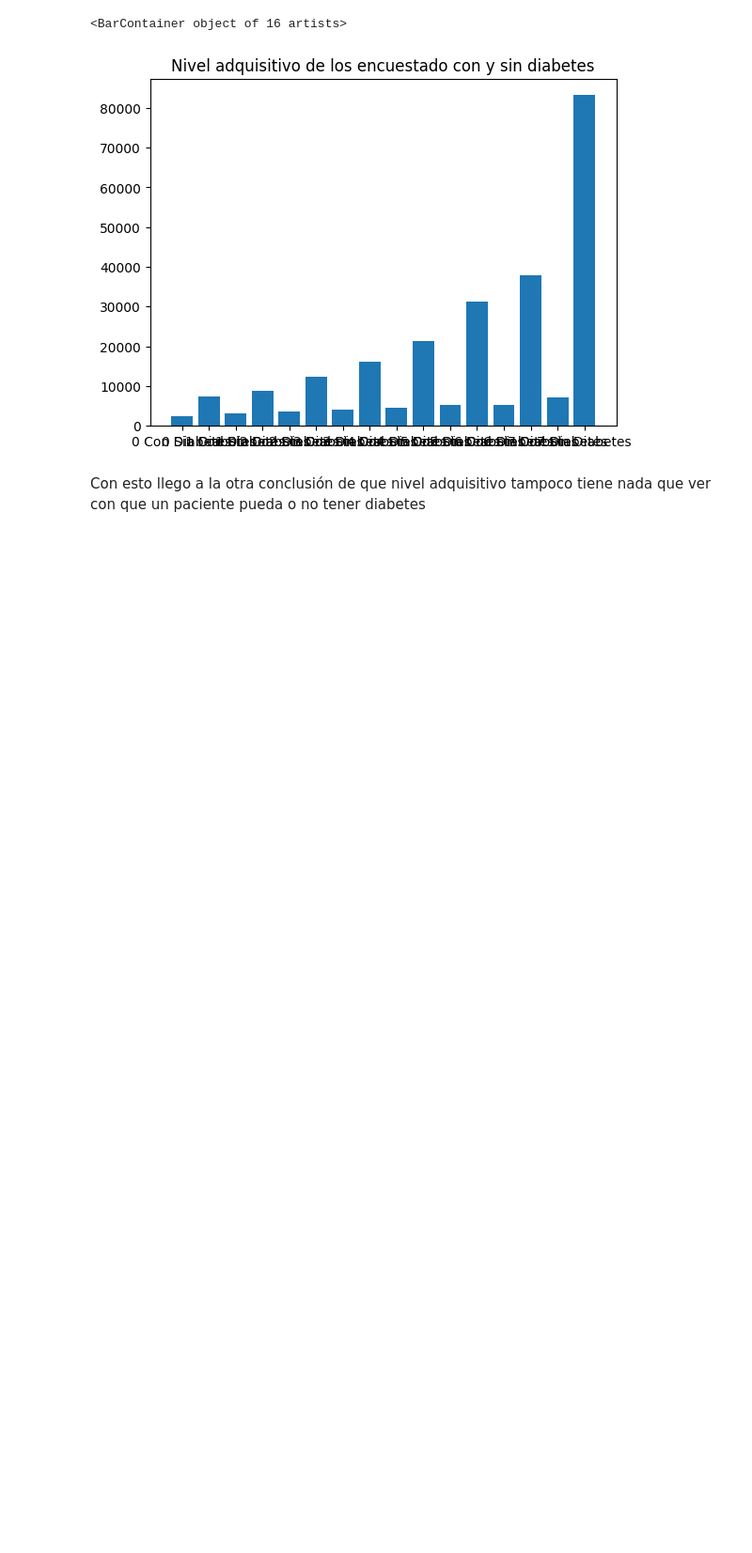
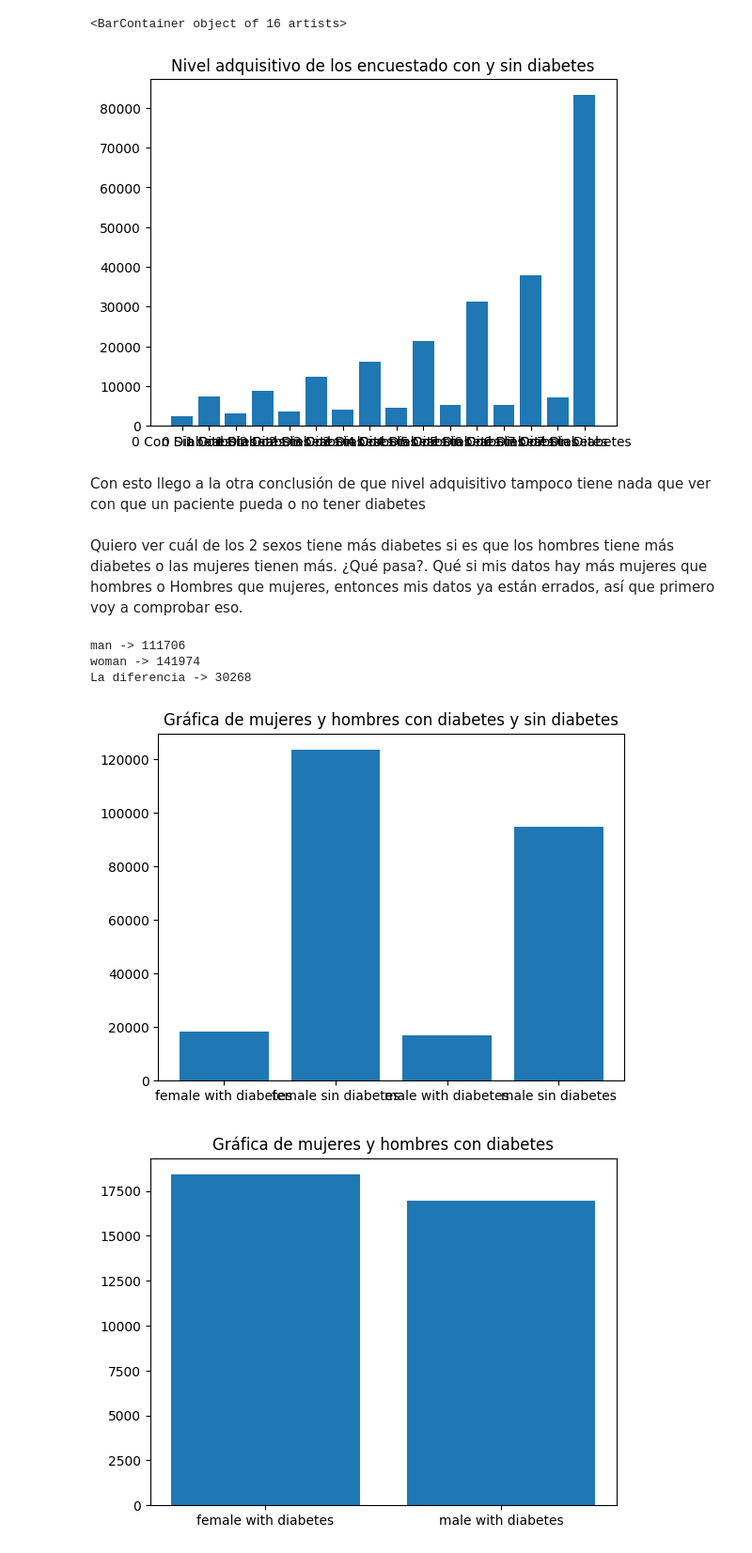
Before and after one commit to l1nk26/Proyecto-Samsung-Innovation-Campus, a Jupyter notebook: andres.ipynb, the cells around one changed output. Shown at 94% size. Cells and saved outputs as stored; diff of their text form; code cells hidden in the pictures; blank space fills up the shorter version.

```diff
--- a/andres.ipynb
+++ b/andres.ipynb
@@ -134,3 +134,36 @@ plt.bar(names_inco_diabetes, inco_diabetes)
 [figure]
 # %% [markdown]
 Con esto llego a la otra conclusión de que nivel adquisitivo tampoco tiene nada que ver con que un paciente pueda o no tener diabetes
+# %% [markdown]
+Quiero ver cuál de los 2 sexos tiene más diabetes si es que los hombres tiene más diabetes o las mujeres tienen más. ¿Qué pasa?. Qué si mis datos hay más mujeres que hombres o Hombres que mujeres, entonces mis datos ya están errados, así que primero voy a comprobar eso.
+# %%
+man = df.query("Sex==1")["Sex"].count()
+woman = df.query("Sex==0")["Sex"].count()
+print("man -> {} ".format(man))
+print("woman -> {} ".format(woman))
+print("La diferencia -> {}".format(woman - man))
+
+
+sexo_diabetes = []
+sexo_diabetes.append(df.query("Diabetes_binary == 1 and Sex == 0")["Sex"].count())
+sexo_diabetes.append(df.query("Diabetes_binary == 0 and Sex == 0")["Sex"].count())
+sexo_diabetes.append(df.query("Diabetes_binary == 1 and Sex == 1")["Sex"].count())
+sexo_diabetes.append(df.query("Diabetes_binary == 0 and Sex == 1")["Sex"].count())
+
+
+plt.title("Gráfica de mujeres y hombres con diabetes y sin diabetes")
+plt.bar(["female with diabetes","female sin diabetes","male with diabetes","male sin diabetes" ], sexo_diabetes)
+plt.show()
+
+sexo_diabetes.clear()
+sexo_diabetes.append(df.query("Diabetes_binary == 1 and Sex == 0")["Sex"].count())
+sexo_diabetes.append(df.query("Diabetes_binary == 1 and Sex == 1")["Sex"].count())
+plt.title("Gráfica de mujeres y hombres con diabetes")
+plt.bar(["female with diabetes","male with diabetes"], sexo_diabetes)
+plt.show()
+# %% [output]
+man -> 111706
+woman -> 141974
+La diferencia -> 30268
+[figure, added]
+[figure, added]
```
Also changed, not shown: parts of 9 cells of this notebook, 2 other files.
